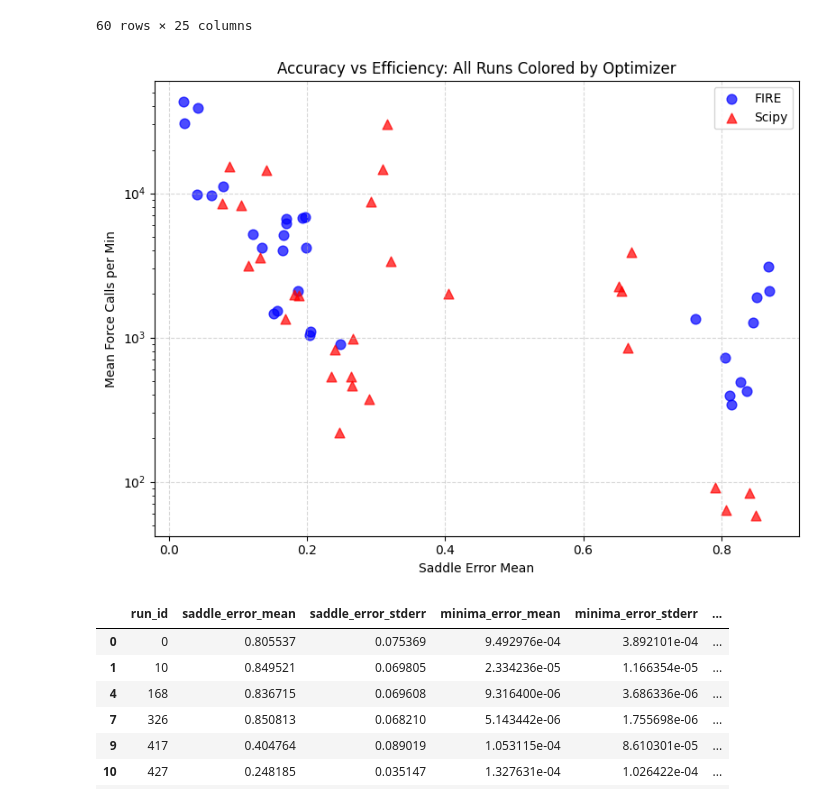
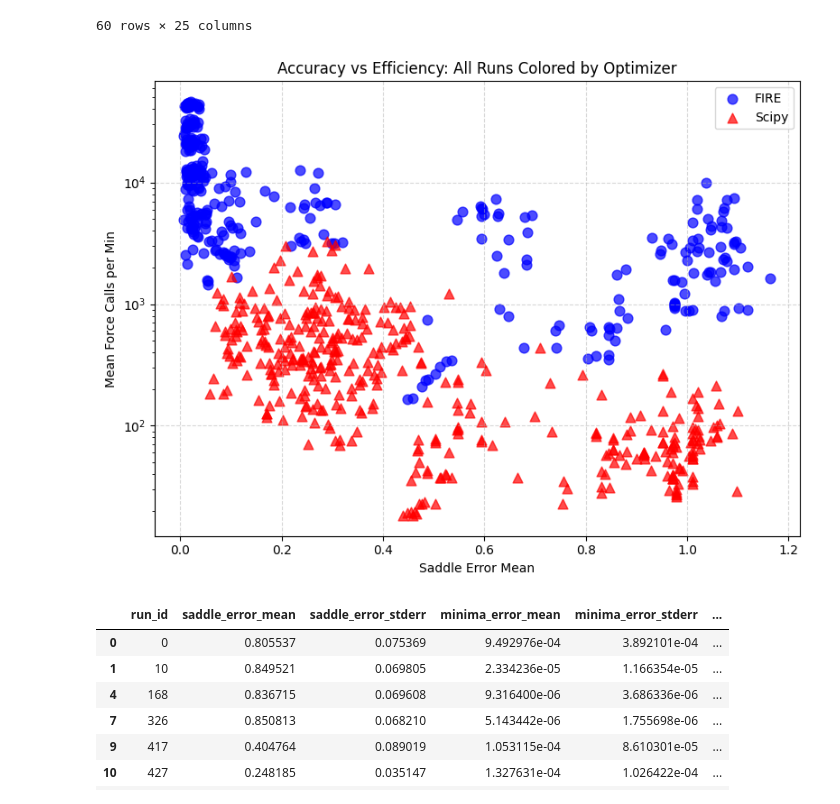
Before and after one commit to SimonNir/ca_abc, a Jupyter notebook: analyze_json.ipynb, the cells around one changed output. Drawn from its saved outputs; the diff is of its cells as text; code cells hidden in the pictures.

```diff
--- a/analyze_json.ipynb
+++ b/analyze_json.ipynb
@@ -0,0 +197,35 @@
+# %%
+import matplotlib.pyplot as plt
+import numpy as np
+
+# Assign seed groups based on run_id: 1-10 → group 0, 11-20 → group 1, etc.
+full_df['seed_group'] = ((full_df['run_id'] - 1) // 10).astype(int)
+
+# Group by seed_group and take the mean of each column
+group_means = full_df.groupby('seed_group').agg({
+    'mean_force_calls_per_min': 'mean',
+    'saddle_error_mean': 'mean'
+}).reset_index()
+
+# Plotting
+plt.figure(figsize=(10, 7))
+# cmap = plt.get_cmap('tab10')
+
+for _, row in group_means.iterrows():
+    group_id = int(row['seed_group'])
+    plt.scatter(
+        row['mean_force_calls_per_min'],
+        row['saddle_error_mean'],
+        label=f'Runs {group_id*10 + 1}-{(group_id + 1)*10}',
+        color='tab:blue',
+        s=100, alpha=0.9, edgecolors='k'
+    )
+
+plt.xlabel("Mean Force Calls per Minimum")
+plt.ylabel("Saddle Error (L2 to nearest known saddle)")
+plt.title("Mean Saddle Error vs. Force Calls per Seed Group")
+plt.grid(True)
+plt.xscale('log')
+# plt.legend(title="Seed Groups", bbox_to_anchor=(1.05, 1), loc='upper left')
+plt.tight_layout()
+plt.show()
@@ -143,35 +550,35 @@ agg_df
 # %%
 import matplotlib.pyplot as plt
 
 # --- Split data by optimizer ---
-fire_runs = agg_df[agg_df['optimizer'] == 'FIRE']
-scipy_runs = agg_df[agg_df['optimizer'] == 'Scipy']
+fire_runs = full_df[full_df['optimizer'] == 'FIRE']
+scipy_runs = full_df[full_df['optimizer'] == 'Scipy']
 
 # --- Plot ---
 plt.figure(figsize=(8, 6))
 
 plt.scatter(
     fire_runs['saddle_error_mean'],
     fire_runs['mean_force_calls_per_min'],
     color='blue', label='FIRE', alpha=0.7, s=60, marker='o'
 )
 plt.scatter(
     scipy_runs['saddle_error_mean'],
     scipy_runs['mean_force_calls_per_min'],
     color='red', label='Scipy', alpha=0.7, s=60, marker='^'
 )
 
 # --- Labels, scale, and legend ---
 plt.xlabel('Saddle Error Mean')
 plt.ylabel('Mean Force Calls per Min')
 plt.title('Accuracy vs Efficiency: All Runs Colored by Optimizer')
 plt.yscale('log')
 plt.grid(True, linestyle='--', alpha=0.5)
 plt.legend()
 plt.tight_layout()
 plt.show()
 # %% [output]
-[figure, old version]
+[figure, new version]
 # %%
 agg_df
 # %% [output]
```
Also changed, not shown: parts of 9 cells of this notebook, 4 other files.
